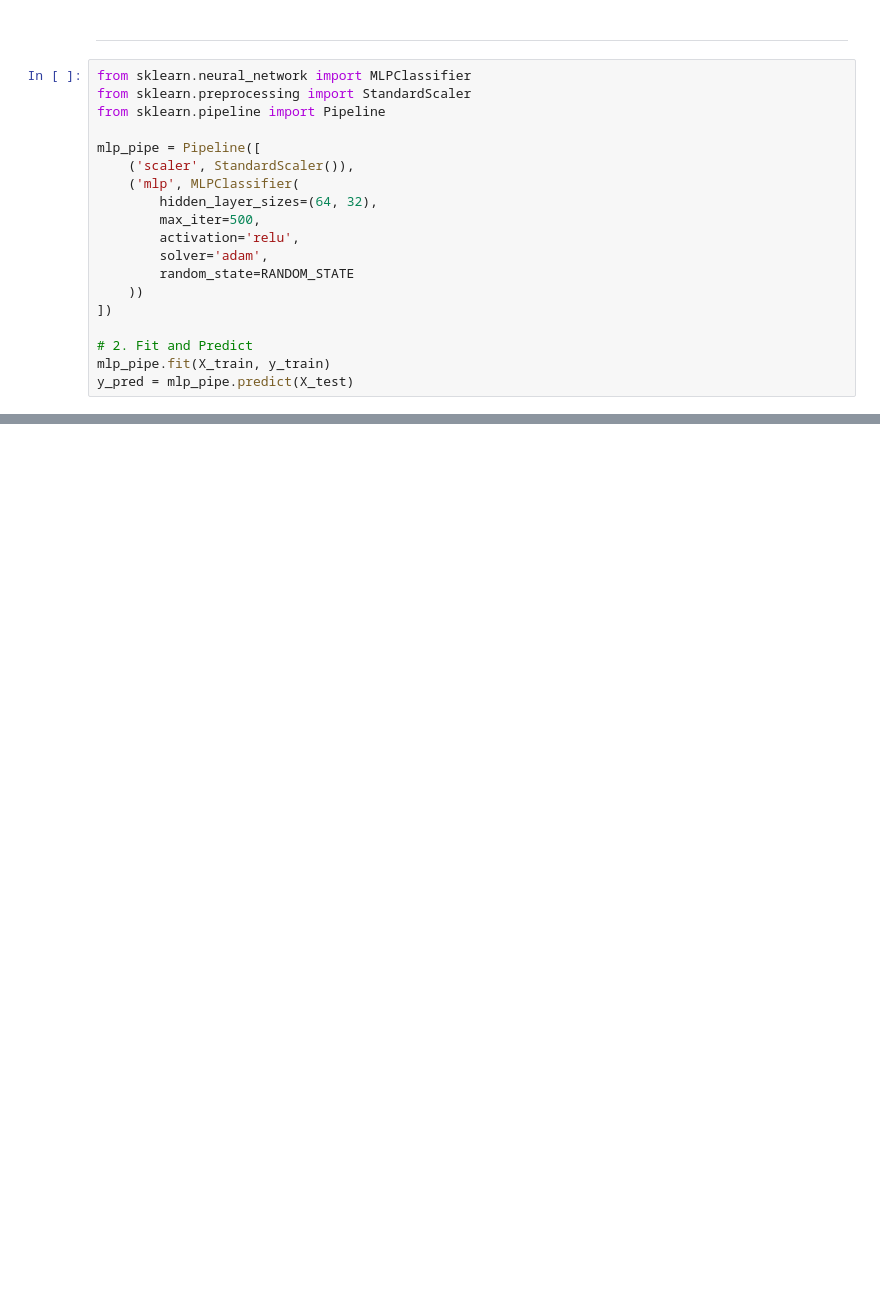
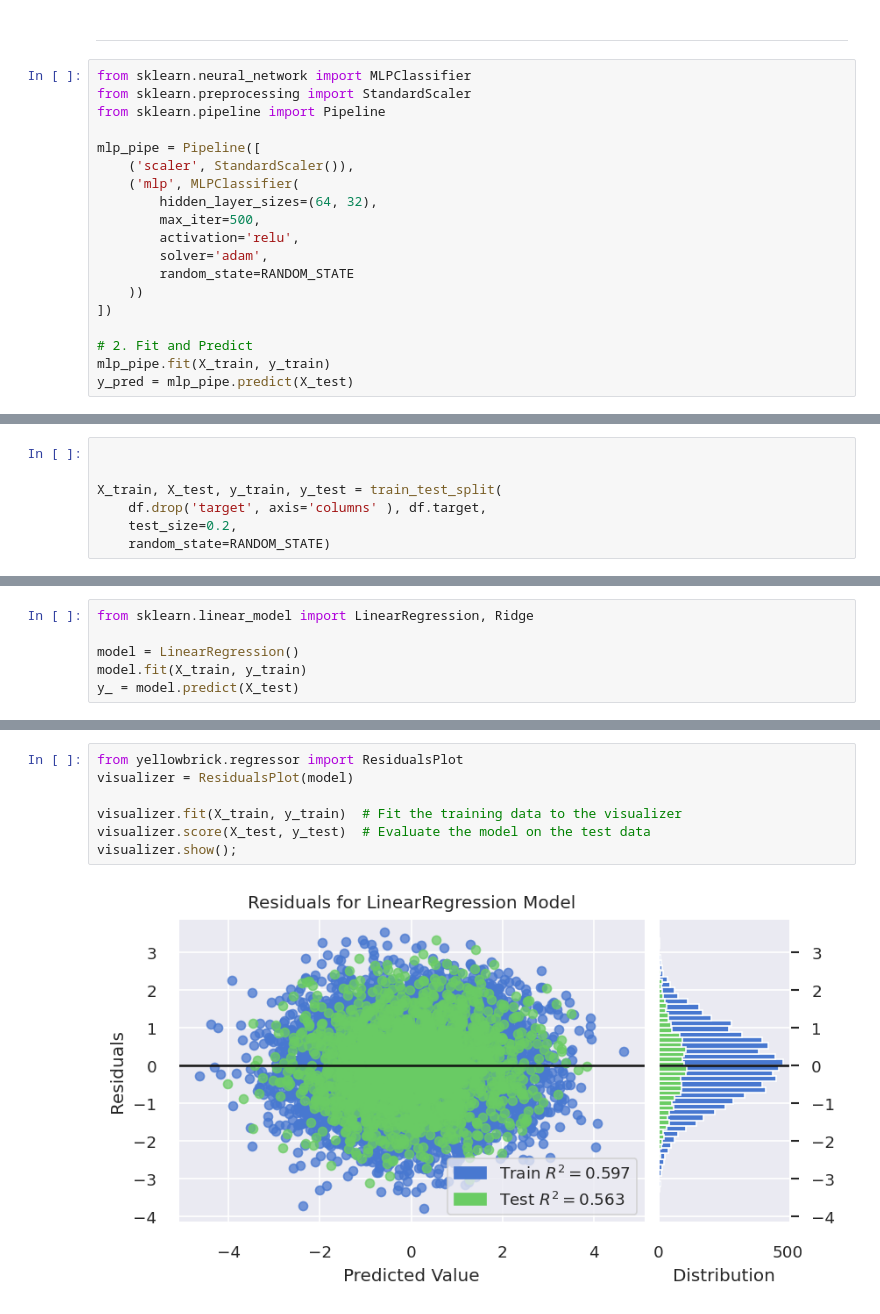
Before and after one commit to Sarvamm/ds-ml-projects, a Jupyter notebook: Template.ipynb, the cells around one changed output, grey strips where cells are left out. Saved outputs shown, nothing was run; the diff lists cells and outputs as text; blank space fills up the shorter version.

```diff
--- a/Template.ipynb
+++ b/Template.ipynb
@@ -225,0 +264,7 @@ weighted avg       0.90      0.90      0.90      2000
+# %%
+
+
+X_train, X_test, y_train, y_test = train_test_split(
+    df.drop('target', axis='columns' ), df.target,
+    test_size=0.2,
+    random_state=RANDOM_STATE)
@@ -225,0 +277,6 @@ weighted avg       0.90      0.90      0.90      2000
+# %%
+from sklearn.linear_model import LinearRegression, Ridge
+
+model = LinearRegression()
+model.fit(X_train, y_train)
+y_ = model.predict(X_test)
@@ -225,0 +297,9 @@ weighted avg       0.90      0.90      0.90      2000
+# %%
+from yellowbrick.regressor import ResidualsPlot
+visualizer = ResidualsPlot(model)
+
+visualizer.fit(X_train, y_train)  # Fit the training data to the visualizer
+visualizer.score(X_test, y_test)  # Evaluate the model on the test data
+visualizer.show();
+# %% [output]
+[figure, added]
```
Also changed, not shown: parts of 11 cells of this notebook.
